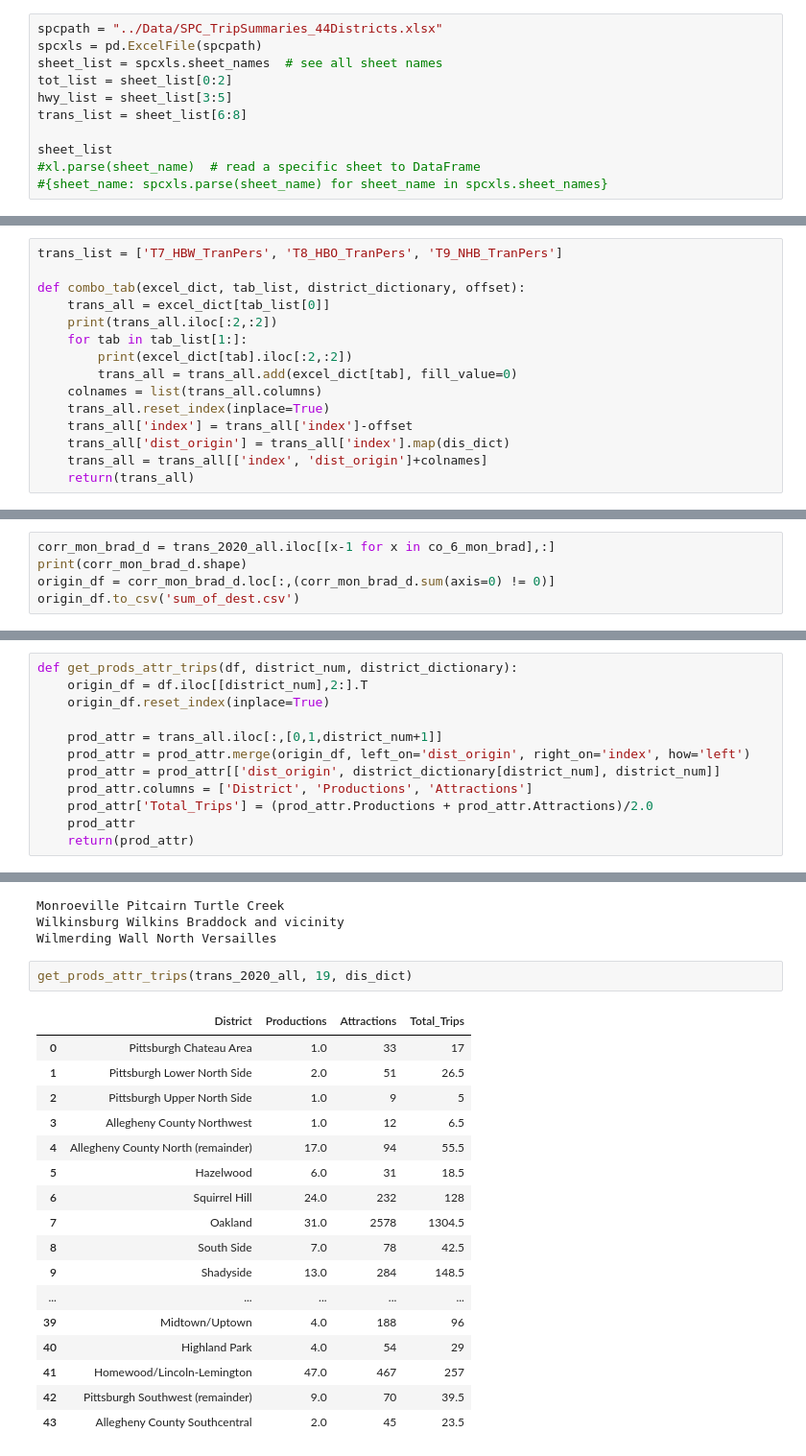
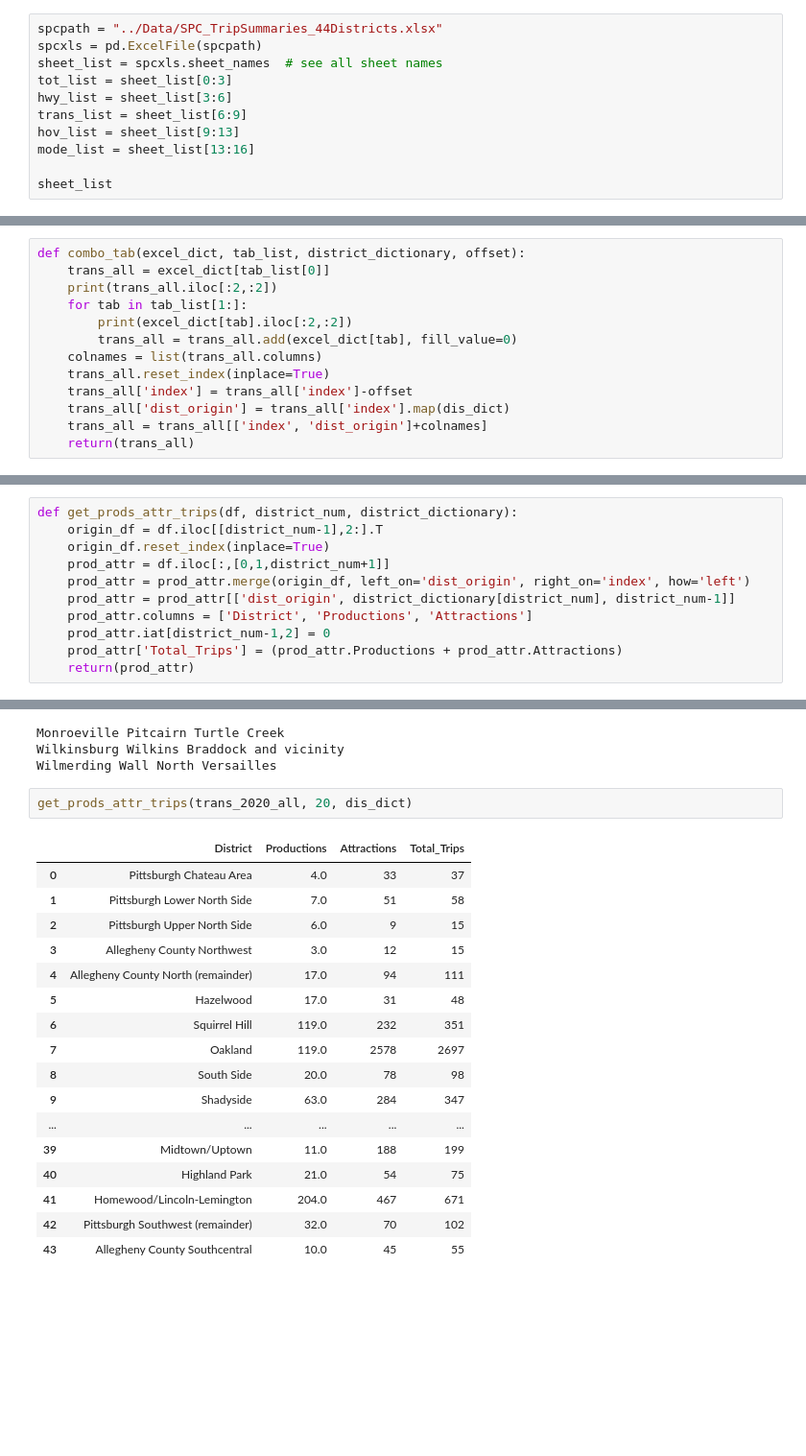
Before and after one commit to MattSamach/PPT_East_Busway, a Jupyter notebook: Notebooks/SPC_Trips.ipynb, the cells around one changed output, grey strips where cells are left out. Shown at 96% size. Saved outputs shown, nothing was run; the diff lists cells and outputs as text; blank space fills up the shorter version.

```diff
--- a/Notebooks/SPC_Trips.ipynb
+++ b/Notebooks/SPC_Trips.ipynb
@@ -4,13 +5,13 @@ import pandas as pd
 spcpath = "../Data/SPC_TripSummaries_44Districts.xlsx"
 spcxls = pd.ExcelFile(spcpath)
 sheet_list = spcxls.sheet_names  # see all sheet names
-tot_list = sheet_list[0:2]
-hwy_list = sheet_list[3:5]
-trans_list = sheet_list[6:8]
+tot_list = sheet_list[0:3]
+hwy_list = sheet_list[3:6]
+trans_list = sheet_list[6:9]
+hov_list = sheet_list[9:13]
+mode_list = sheet_list[13:16]
 
 sheet_list
-#xl.parse(sheet_name)  # read a specific sheet to DataFrame
-#{sheet_name: spcxls.parse(sheet_name) for sheet_name in spcxls.sheet_names}
 # %% [output]
 ['T1_HBW_TotPers',
  'T2_HBO_TotPers',
@@ -69,8 +70,6 @@ spc_df_dict_2020 = {sheet_name: extract_tab_2020(spcxls, sheet_name) for sheet_n
 # %%
 spc_df_dict_2045 = {sheet_name: extract_tab_2045(spcxls, sheet_name) for sheet_name in spcxls.sheet_names}
 # %%
-trans_list = ['T7_HBW_TranPers', 'T8_HBO_TranPers', 'T9_NHB_TranPers']
-
 def combo_tab(excel_dict, tab_list, district_dictionary, offset):
     trans_all = excel_dict[tab_list[0]]
     print(trans_all.iloc[:2,:2])
@@ -155,8 +156,3 @@ no_6 | 61c | 18 | 0 | 1
 # %%
 interest_dist = [17, 18, 19, 20, 21, 22, 25, 11]
 co_6_mon_brad = [19, 20, 21]
-# %%
-corr_mon_brad_d = trans_2020_all.iloc[[x-1 for x in co_6_mon_brad],:]
-print(corr_mon_brad_d.shape)
-origin_df = corr_mon_brad_d.loc[:,(corr_mon_brad_d.sum(axis=0) != 0)]
-origin_df.to_csv('sum_of_dest.csv')
@@ -228,15 +222,14 @@ Wilmerding Wall North Versailles              262.0
 dtype: float64
 # %%
 def get_prods_attr_trips(df, district_num, district_dictionary):
-    origin_df = df.iloc[[district_num],2:].T
+    origin_df = df.iloc[[district_num-1],2:].T
     origin_df.reset_index(inplace=True)
-
-    prod_attr = trans_all.iloc[:,[0,1,district_num+1]]
+    prod_attr = df.iloc[:,[0,1,district_num+1]]
     prod_attr = prod_attr.merge(origin_df, left_on='dist_origin', right_on='index', how='left')
-    prod_attr = prod_attr[['dist_origin', district_dictionary[district_num], district_num]]
+    prod_attr = prod_attr[['dist_origin', district_dictionary[district_num], district_num-1]]
     prod_attr.columns = ['District', 'Productions', 'Attractions']
-    prod_attr['Total_Trips'] = (prod_attr.Productions + prod_attr.Attractions)/2.0
-    prod_attr
+    prod_attr.iat[district_num-1,2] = 0
+    prod_attr['Total_Trips'] = (prod_attr.Productions + prod_attr.Attractions)
     return(prod_attr)
 # %%
 print(dis_dict[19])
@@ -247,25 +240,25 @@ Monroeville Pitcairn Turtle Creek
 Wilkinsburg Wilkins Braddock and vicinity
 Wilmerding Wall North Versailles
 # %%
-get_prods_attr_trips(trans_2020_all, 19, dis_dict)
+get_prods_attr_trips(trans_2020_all, 20, dis_dict)
 # %% [output]
 |  | District | Productions | Attractions | Total_Trips |
-| 0 | Pittsburgh Chateau Area | 1.0 | 33 | 17 |
-| 1 | Pittsburgh Lower North Side | 2.0 | 51 | 26.5 |
-| 2 | Pittsburgh Upper North Side | 1.0 | 9 | 5 |
-| 3 | Allegheny County Northwest | 1.0 | 12 | 6.5 |
-| 4 | Allegheny County North (remainder) | 17.0 | 94 | 55.5 |
-| 5 | Hazelwood | 6.0 | 31 | 18.5 |
-| 6 | Squirrel Hill | 24.0 | 232 | 128 |
-| 7 | Oakland | 31.0 | 2578 | 1304.5 |
-| 8 | South Side | 7.0 | 78 | 42.5 |
-| 9 | Shadyside | 13.0 | 284 | 148.5 |
+| 0 | Pittsburgh Chateau Area | 4.0 | 33 | 37 |
+| 1 | Pittsburgh Lower North Side | 7.0 | 51 | 58 |
+| 2 | Pittsburgh Upper North Side | 6.0 | 9 | 15 |
+| 3 | Allegheny County Northwest | 3.0 | 12 | 15 |
+| 4 | Allegheny County North (remainder) | 17.0 | 94 | 111 |
+| 5 | Hazelwood | 17.0 | 31 | 48 |
+| 6 | Squirrel Hill | 119.0 | 232 | 351 |
+| 7 | Oakland | 119.0 | 2578 | 2697 |
+| 8 | South Side | 20.0 | 78 | 98 |
+| 9 | Shadyside | 63.0 | 284 | 347 |
 | ... | ... | ... | ... | ... |
-| 39 | Midtown/Uptown | 4.0 | 188 | 96 |
-| 40 | Highland Park | 4.0 | 54 | 29 |
-| 41 | Homewood/Lincoln-Lemington | 47.0 | 467 | 257 |
-| 42 | Pittsburgh Southwest (remainder) | 9.0 | 70 | 39.5 |
-| 43 | Allegheny County Southcentral | 2.0 | 45 | 23.5 |
+| 39 | Midtown/Uptown | 11.0 | 188 | 199 |
+| 40 | Highland Park | 21.0 | 54 | 75 |
+| 41 | Homewood/Lincoln-Lemington | 204.0 | 467 | 671 |
+| 42 | Pittsburgh Southwest (remainder) | 32.0 | 70 | 102 |
+| 43 | Allegheny County Southcentral | 10.0 | 45 | 55 |
 # %%
 get_prods_attr_trips(trans_2045_all, 19, dis_dict)
 # %% [output]
```
Also changed, not shown: parts of 12 cells of this notebook, 8 other files.
